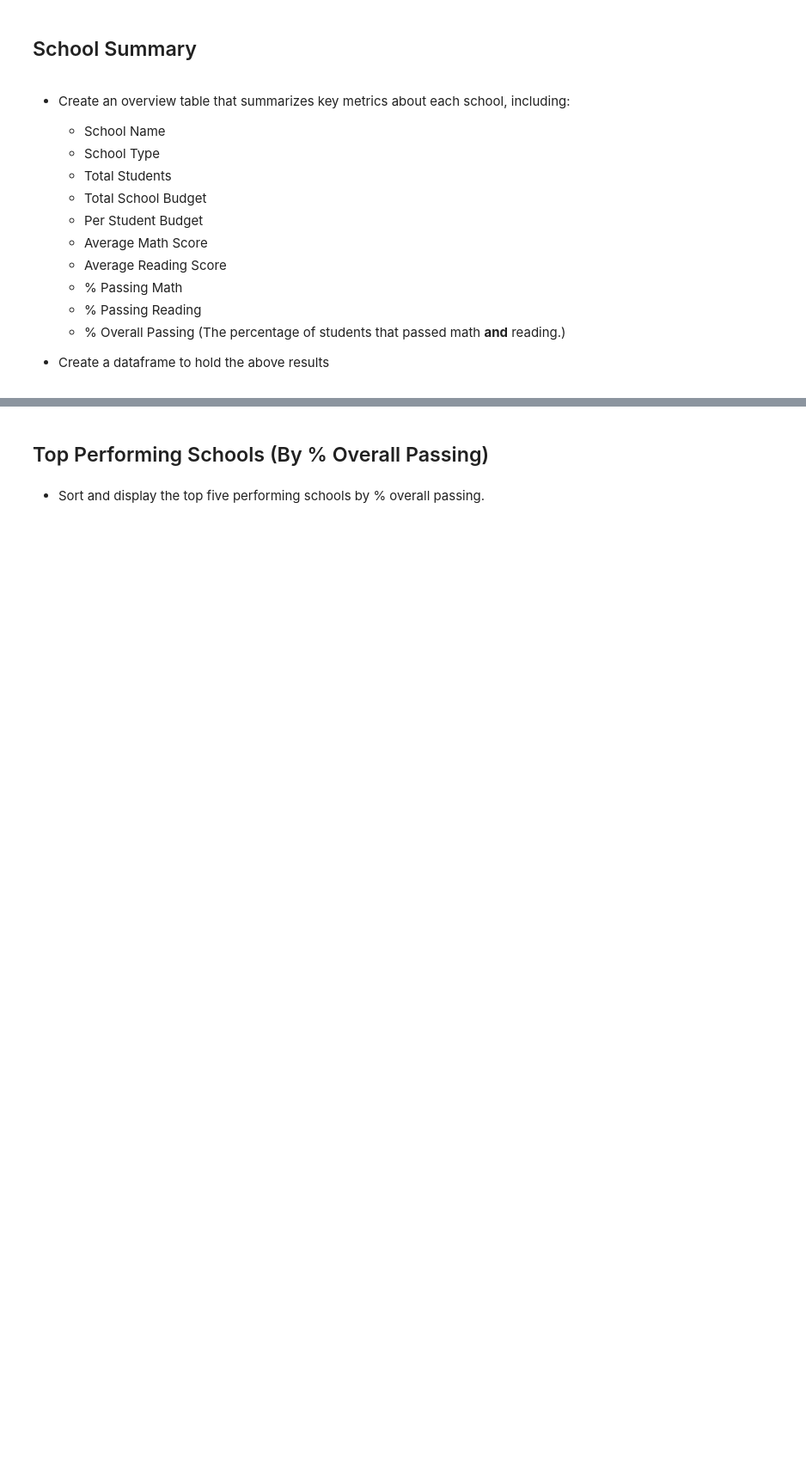
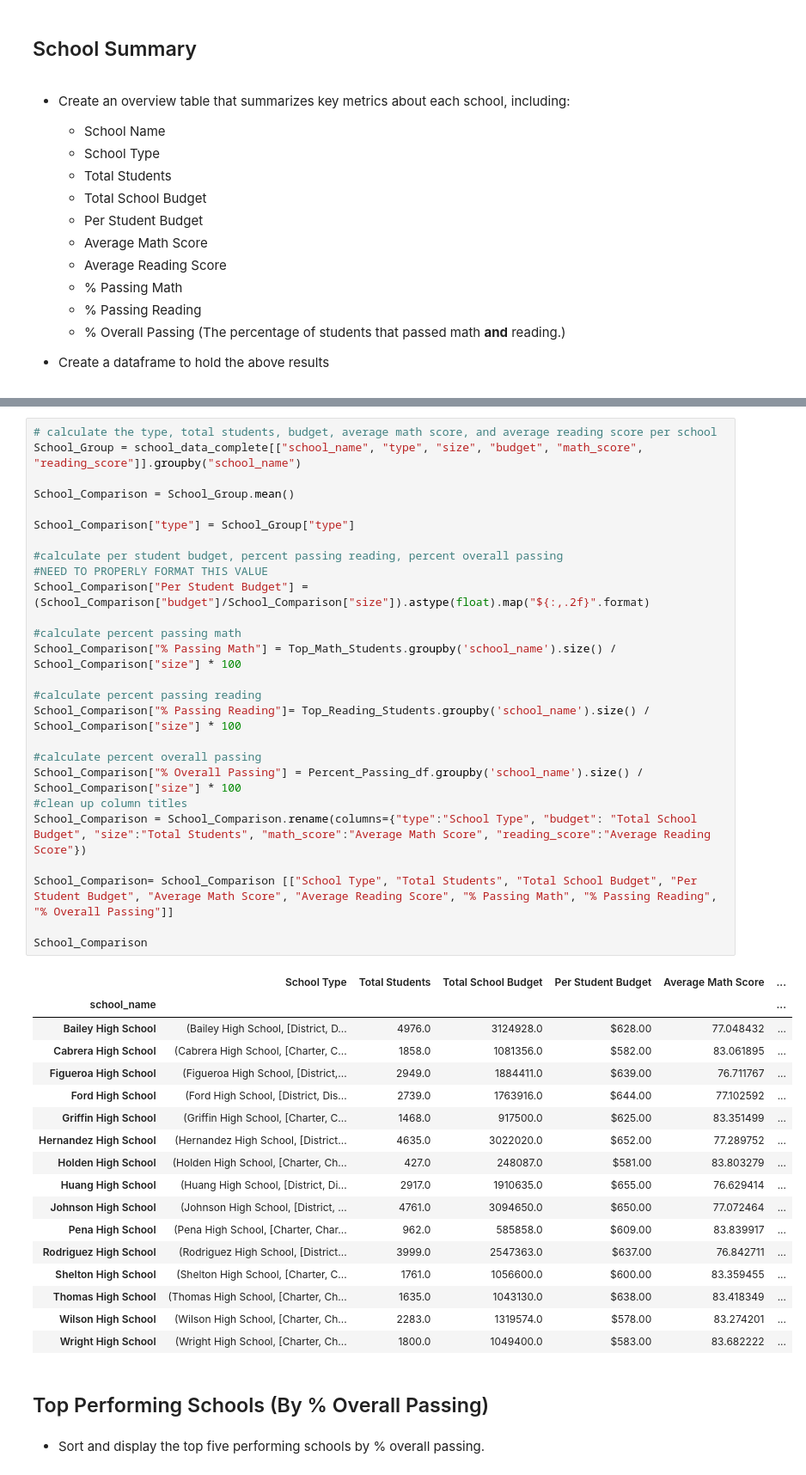
Before and after one commit to kehull/pandas-challenge, a Jupyter notebook: PyCitySchools/PyCitySchools.ipynb, the cells around one changed output, grey strips where cells are left out. Shown: that part at 86% size. Cells and saved outputs as stored; diff of their text form; blank space fills up the shorter version.

Commit message:
Update PyCitySchools.ipynb
Almost have the School Summary section working, but not quite.

```diff
--- a/PyCitySchools/PyCitySchools.ipynb
+++ b/PyCitySchools/PyCitySchools.ipynb
@@ -140,3 +95,47 @@ School_Comparison
+# %%
+# calculate the type, total students, budget, average math score, and average reading score per school
+School_Group = school_data_complete[["school_name", "type", "size", "budget", "math_score", "reading_score"]].groupby("school_name")
+
+School_Comparison = School_Group.mean()
+
+School_Comparison["type"] = School_Group["type"]
+
+#calculate per student budget, percent passing reading, percent overall passing
+#NEED TO PROPERLY FORMAT THIS VALUE
+School_Comparison["Per Student Budget"] = (School_Comparison["budget"]/School_Comparison["size"]).astype(float).map("${:,.2f}".format)
+
+#calculate percent passing math
+School_Comparison["% Passing Math"] = Top_Math_Students.groupby('school_name').size() / School_Comparison["size"] * 100
+
+#calculate percent passing reading
+School_Comparison["% Passing Reading"]= Top_Reading_Students.groupby('school_name').size() / School_Comparison["size"] * 100
+
+#calculate percent overall passing
+School_Comparison["% Overall Passing"] = Percent_Passing_df.groupby('school_name').size() / School_Comparison["size"] * 100
+#clean up column titles
+School_Comparison = School_Comparison.rename(columns={"type":"School Type", "budget": "Total School Budget", "size":"Total Students", "math_score":"Average Math Score", "reading_score":"Average Reading Score"})
+
+School_Comparison= School_Comparison [["School Type", "Total Students", "Total School Budget", "Per Student Budget", "Average Math Score", "Average Reading Score", "% Passing Math", "% Passing Reading", "% Overall Passing"]]
+
+School_Comparison
+# %% [output]
+|  | School Type | Total Students | Total School Budget | Per Student Budget | Average Math Score | ... |
+| school_name |  |  |  |  |  | ... |
+| Bailey High School | (Bailey High School, [District, D... | 4976.0 | 3124928.0 | $628.00 | 77.048432 | ... |
+| Cabrera High School | (Cabrera High School, [Charter, C... | 1858.0 | 1081356.0 | $582.00 | 83.061895 | ... |
+| Figueroa High School | (Figueroa High School, [District,... | 2949.0 | 1884411.0 | $639.00 | 76.711767 | ... |
+| Ford High School | (Ford High School, [District, Dis... | 2739.0 | 1763916.0 | $644.00 | 77.102592 | ... |
+| Griffin High School | (Griffin High School, [Charter, C... | 1468.0 | 917500.0 | $625.00 | 83.351499 | ... |
+| Hernandez High School | (Hernandez High School, [District... | 4635.0 | 3022020.0 | $652.00 | 77.289752 | ... |
+| Holden High School | (Holden High School, [Charter, Ch... | 427.0 | 248087.0 | $581.00 | 83.803279 | ... |
+| Huang High School | (Huang High School, [District, Di... | 2917.0 | 1910635.0 | $655.00 | 76.629414 | ... |
+| Johnson High School | (Johnson High School, [District, ... | 4761.0 | 3094650.0 | $650.00 | 77.072464 | ... |
+| Pena High School | (Pena High School, [Charter, Char... | 962.0 | 585858.0 | $609.00 | 83.839917 | ... |
+| Rodriguez High School | (Rodriguez High School, [District... | 3999.0 | 2547363.0 | $637.00 | 76.842711 | ... |
+| Shelton High School | (Shelton High School, [Charter, C... | 1761.0 | 1056600.0 | $600.00 | 83.359455 | ... |
+| Thomas High School | (Thomas High School, [Charter, Ch... | 1635.0 | 1043130.0 | $638.00 | 83.418349 | ... |
+| Wilson High School | (Wilson High School, [Charter, Ch... | 2283.0 | 1319574.0 | $578.00 | 83.274201 | ... |
+| Wright High School | (Wright High School, [Charter, Ch... | 1800.0 | 1049400.0 | $583.00 | 83.682222 | ... |
 # %% [markdown]
 ## Top Performing Schools (By % Overall Passing)
 # %% [markdown]
```
Also changed, not shown: parts of 5 cells of this notebook.
